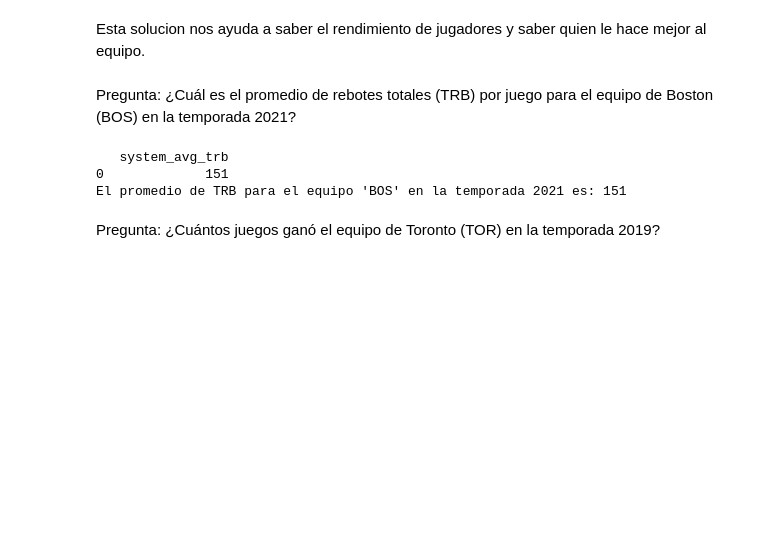
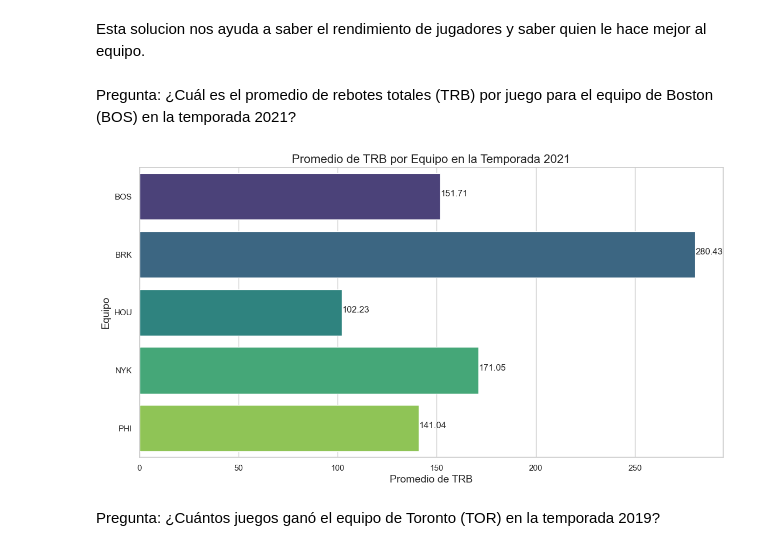
Before and after one commit to GenaroRocha/ProyectoNoSQL, a Jupyter notebook: proyecto.ipynb, the cells around one changed output. Saved outputs shown, nothing was run; the diff lists cells and outputs as text; code cells hidden in the pictures; blank space fills up the shorter version.

```diff
--- a/proyecto.ipynb
+++ b/proyecto.ipynb
@@ -329,23 +331,54 @@ print(df)
 Esta solucion nos ayuda a saber el rendimiento de jugadores y saber quien le hace mejor al equipo.
 # %% [markdown]
 Pregunta: ¿Cuál es el promedio de rebotes totales (TRB) por juego para el equipo de Boston (BOS) en la temporada 2021?
-# %%
-#SELECT AVG(TRB) FROM nba_stats WHERE team = 'BOS' AND season = 2021 ALLOW FILTERING;
-
-query = "SELECT AVG(TRB) FROM nba.player_stats WHERE team = 'BOS' AND season = 2021 ALLOW FILTERING;"
-rows = session.execute(query)
-
-df = pd.DataFrame(list(rows))
-print(df)
-
-average_trb = df.iloc[0,0]  # Asumiendo que el resultado es la primera fila y columna
-print("El promedio de TRB para el equipo 'BOS' en la temporada 2021 es:", average_trb)
-
-
-#Esta consulta calcula el promedio de rebotes totales por juego para el equipo de Boston en una temporada específica.
-# %% [output]
-   system_avg_trb
-0             151
-El promedio de TRB para el equipo 'BOS' en la temporada 2021 es: 151
+# %%
+#SELECT AVG(TRB) FROM nba_stats WHERE team = 'BOS' AND season = 2021 ALLOW FILTERING;
+
+# Selecciona los rebotes totales y el equipo de la temporada 2021
+query = """
+SELECT team, TRB
+FROM nba.player_stats
+WHERE season = 2021
+ALLOW FILTERING;
+"""
+rows = session.execute(query)
+
+# Convierte los resultados a un DataFrame de pandas
+df = pd.DataFrame(rows, columns=['team', 'TRB'])
+
+# Calcula el promedio de TRB por equipo
+average_trb_by_team = df.groupby('team')['TRB'].mean().reset_index()
+
+# Renombra las columnas del DataFrame para claridad
+average_trb_by_team.columns = ['Team', 'Average TRB']
+
+# Establecer el tema para los gráficos
+sns.set_theme(style="whitegrid")
+
+# Crear un gráfico de barras
+plt.figure(figsize=(14, 7))  # Puedes ajustar el tamaño según tus necesidades
+barplot = sns.barplot(
+    x='Average TRB',
+    y='Team',
+    data=average_trb_by_team,
+    palette='viridis'
+)
+
+# Título y etiquetas
+plt.title('Promedio de TRB por Equipo en la Temporada 2021', fontsize=16)
+plt.xlabel('Promedio de TRB', fontsize=14)
+plt.ylabel('Equipo', fontsize=14)
+
+# Mostrar los valores en las barras
+for index, value in enumerate(average_trb_by_team['Average TRB']):
+    plt.text(value, index, f'{value:.2f}')  # Formatea a dos decimales si es necesario
+
+# Mostrar la gráfica
+plt.show()
+
+
+#Esta consulta calcula el promedio de rebotes totales por juego para el equipo de Boston en una temporada específica.
+# %% [output]
+[figure, added]
 # %% [markdown]
 Pregunta: ¿Cuántos juegos ganó el equipo de Toronto (TOR) en la temporada 2019?
```
Also changed, not shown: parts of 6 cells of this notebook.
